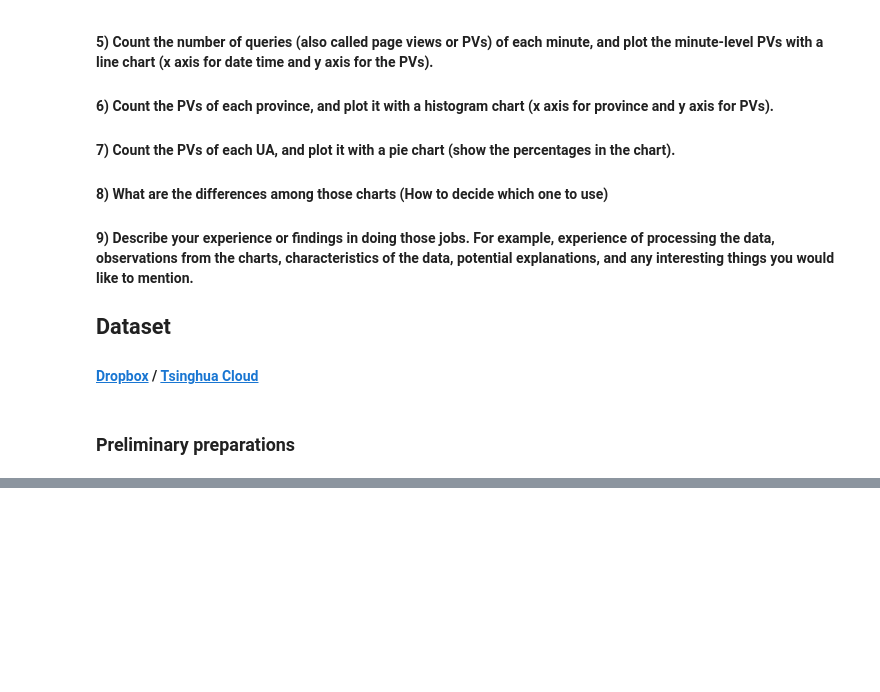
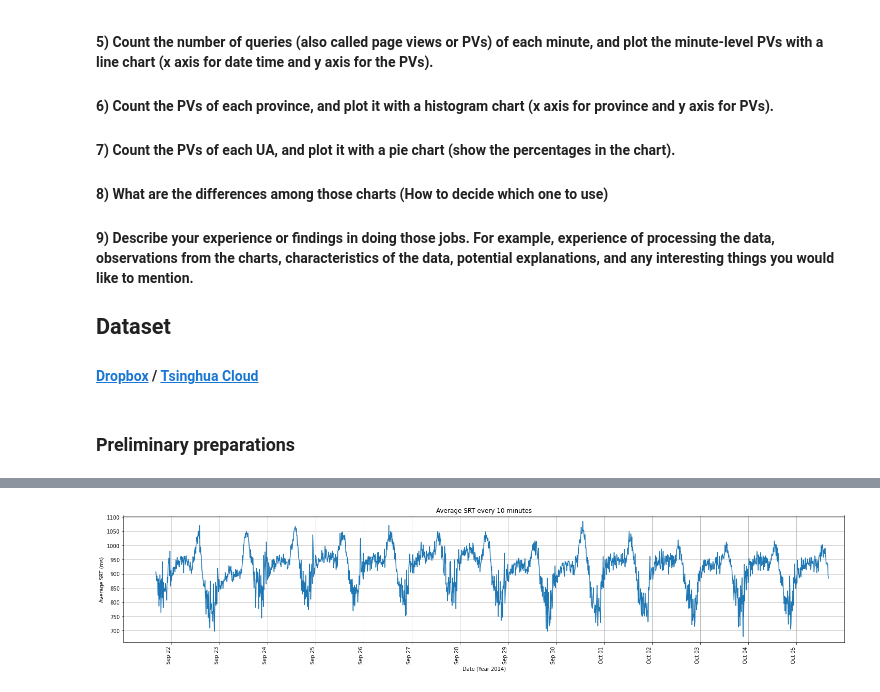
Before and after one commit to Sahandfer/THU-ACP, a Jupyter notebook: Advanced Network Management/Assignment/Assignment 1/A1.ipynb, the cells around one changed output, grey strips where cells are left out. Drawn from its saved outputs; the diff is of its cells as text; code cells hidden in the pictures; blank space fills up the shorter version.

```diff
--- a/Advanced Network Management/Assignment/Assignment 1/A1.ipynb
+++ b/Advanced Network Management/Assignment/Assignment 1/A1.ipynb
@@ -55,0 +97,14 @@ dataset['10min_period'] = periods
+# %%
+d = dataset.copy()
+start_time= d.iloc[0]['Timestamp']
+time_diff = d['Timestamp'] - start_time
+d['period'] = time_diff// 600
+
+
+temp = d.groupby(['period'])[["Timestamp", "Tnet", "Tbrowser", "Tserver", "Tother", "SRT"]].mean()
+temp['time'] = pd.to_datetime(temp['Timestamp'], unit='s').dt.tz_localize('UTC').dt.tz_convert('Asia/Shanghai')
+temp['date'] = temp['time'].dt.date
+
+# d['period'] = (d['time'].dt.hour*60 + d['time'].dt.minute) //10
+# startDate = d.iloc[0]['time']
+# timeDiff = d['time'] - startDate
@@ -55,0 +128,32 @@ dataset['10min_period'] = periods
+# %%
+%matplotlib inline
+import matplotlib.dates as mdates
+
+def get_dates():
+    start = dt.date(2014, 9, 22)
+    end = dt.date(2014, 10, 5)
+    dates = []
+
+    time_diff = end - start
+    for i in range(time_diff.days + 1):
+        new_date = start + dt.timedelta(days=i)
+        dates.append(new_date)
+    return dates
+
+ax = temp.plot(x='time', y='SRT', kind='line', legend=False, title="Average SRT every 10 minutes", figsize= (25, 5))
+ax.set_xlabel("Date (Year 2014)")
+ax.set_ylabel("Average SRT (ms)")
+ax.get_xaxis().set_major_formatter(mdates.DateFormatter('%b %d'))
+ax.set_xlim(pd.Timestamp('2014-09-21'), pd.Timestamp('2014-10-06'))
+
+dates = get_dates()
+plt.xticks(dates, rotation = 90)
+ax.grid(True)
+
+
+plt.show()
+
+fig = ax.get_figure()
+fig.savefig("figure_1", dpi=300)
+# %% [output]
+[figure, added]
```
Also changed, not shown: parts of 6 cells of this notebook, 2 other files.
